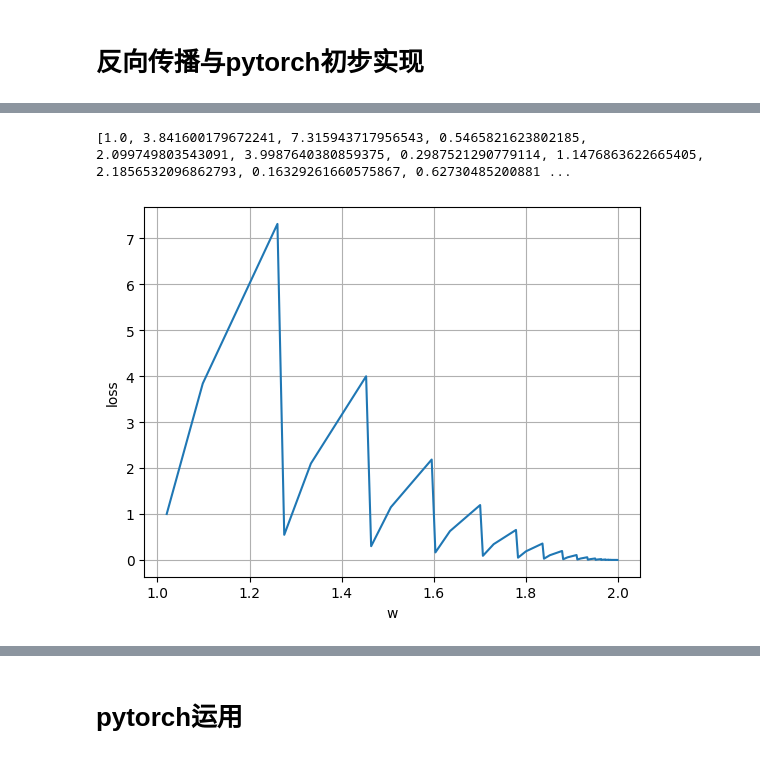
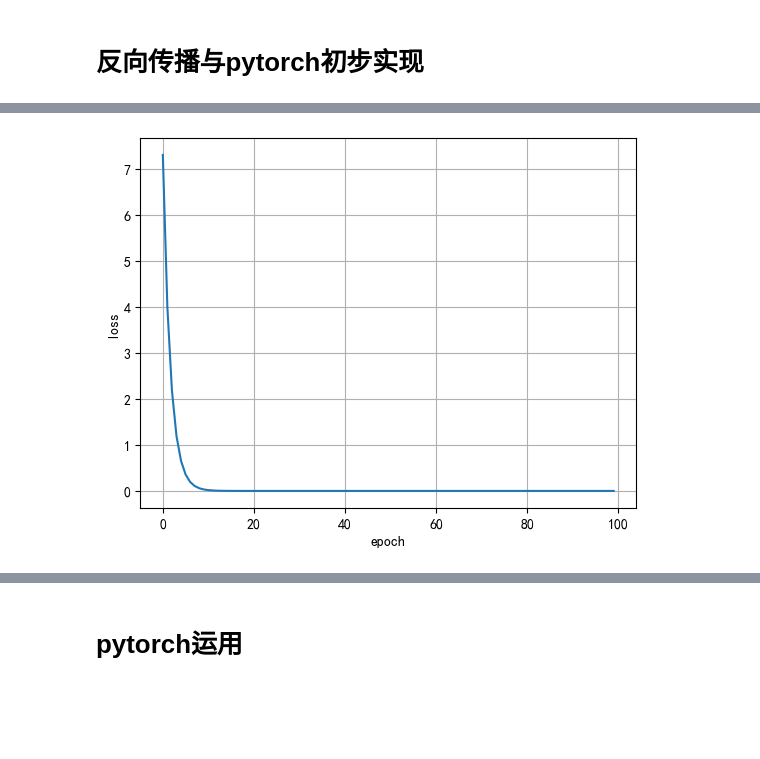
Before and after one commit to SiyueQ/-, a Jupyter notebook: Pytorch深度学习入门.ipynb, the cells around one changed output, grey strips where cells are left out. Cells and saved outputs as stored; diff of their text form; code cells hidden in the pictures; blank space fills up the shorter version.

```diff
--- a/Pytorch深度学习入门.ipynb
+++ b/Pytorch深度学习入门.ipynb
@@ -141,39 +188,38 @@ import matplotlib.pylab as plt
 
 x_data = [1.0, 2.0, 3.0]
 y_data = [2.0, 4.0, 6.0]
 
 # w即为需要球梯度的张量
 w = torch.Tensor([1.0])
 w.requires_grad = True
 
 
 def forword(x):
     # w为Tensor,最后的return会自动类型转换为Tensor
     return x * w
 
 # 每次调用loss函数都会构造出一个计算图
 def loss(x, y):
     y_pred = forword(x)
     return (y_pred - y) ** 2
 
-l_list = []
-w_list = []
+loss_list = []
+epoch_list = []
 
 for epoch in range(100):
     for x, y in zip(x_data, y_data):
         l = loss(x, y)
         l.backward()
         w.data = w.data - 0.01 * w.grad.data
         w.grad.data.zero_()
-        l_list.append(l.item())
-        w_list.append(w.item())
+    loss_list.append(l.item())
+    epoch_list.append(epoch)
 
-print(l_list)
-plt.plot(w_list, l_list)
+# print(loss_list)
+plt.plot(epoch_list, loss_list)
 plt.ylabel('loss')
-plt.xlabel('w')
+plt.xlabel('epoch')
 plt.grid()
 plt.show()
 # %% [output]
-[1.0, 3.841600179672241, 7.315943717956543, 0.5465821623802185, 2.099749803543091, 3.9987640380859375, 0.2987521290779114, 1.1476863622665405, 2.1856532096862793, 0.16329261660575867, 0.62730485200881 ...
-[figure, old version]
+[figure, new version]
```
Also changed, not shown: parts of 18 cells of this notebook.
